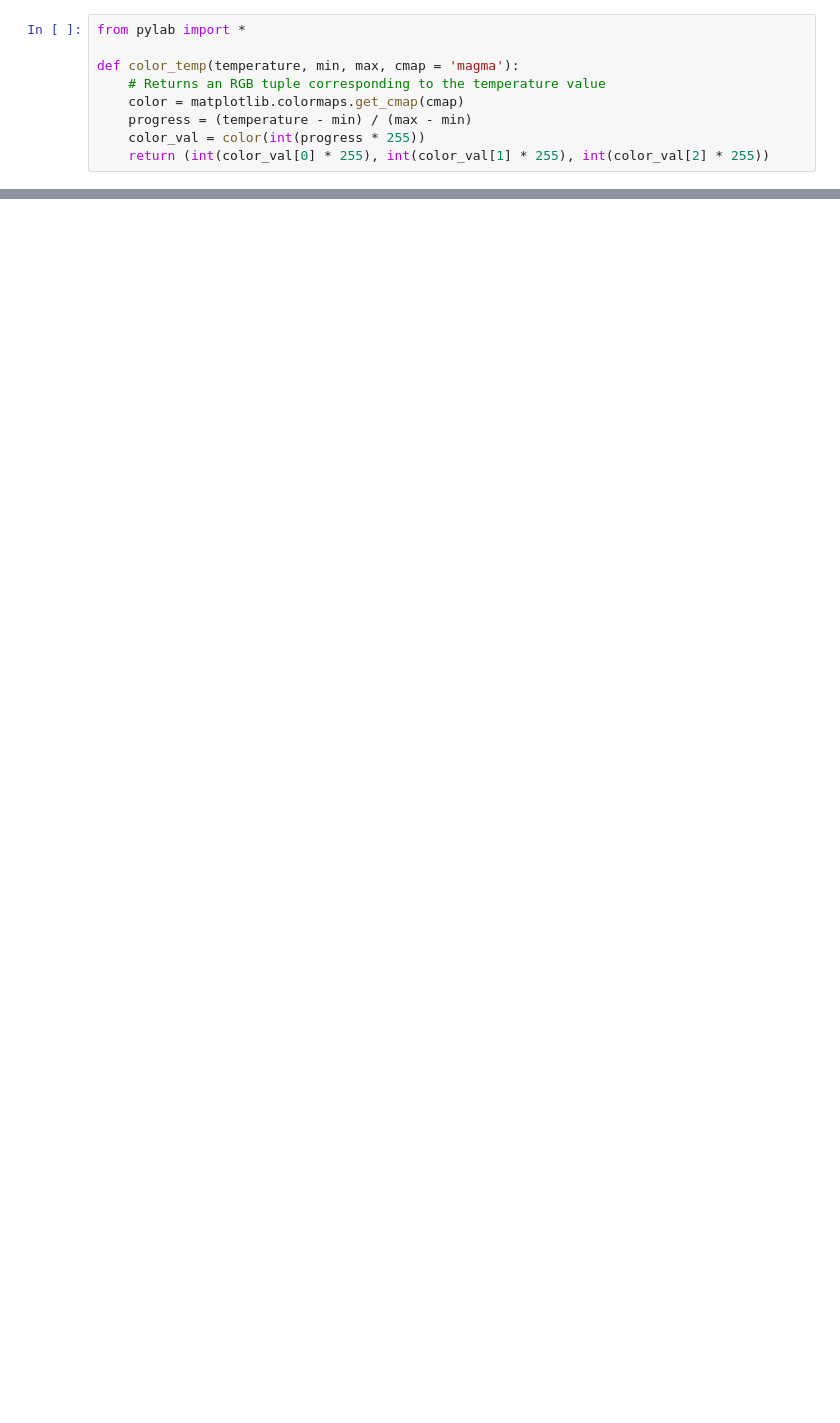
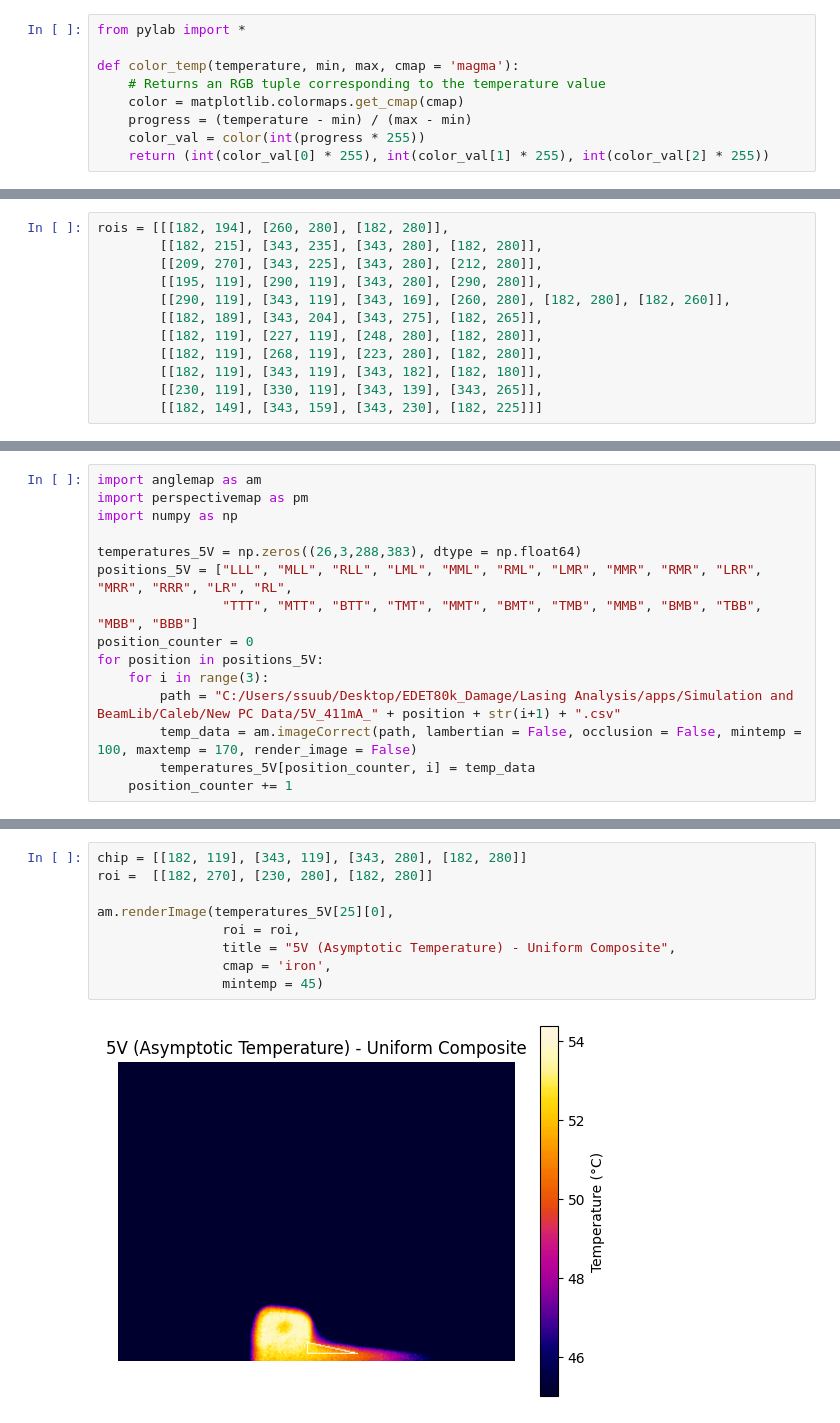
Before and after one commit to Caleb-Lowe/EDET80k_Damage, a Jupyter notebook: Lasing Analysis/apps/thermal image analysis/PerspectiveMap.ipynb, the cells around one changed output, grey strips where cells are left out. Saved outputs shown, nothing was run; the diff lists cells and outputs as text; blank space fills up the shorter version.

```diff
--- a/Lasing Analysis/apps/thermal image analysis/PerspectiveMap.ipynb
+++ b/Lasing Analysis/apps/thermal image analysis/PerspectiveMap.ipynb
@@ -244,0 +411,12 @@ am.renderImage(filepath,
+# %%
+rois = [[[182, 194], [260, 280], [182, 280]],
+        [[182, 215], [343, 235], [343, 280], [182, 280]],
+        [[209, 270], [343, 225], [343, 280], [212, 280]],
+        [[195, 119], [290, 119], [343, 280], [290, 280]],
+        [[290, 119], [343, 119], [343, 169], [260, 280], [182, 280], [182, 260]],
+        [[182, 189], [343, 204], [343, 275], [182, 265]],
+        [[182, 119], [227, 119], [248, 280], [182, 280]],
+        [[182, 119], [268, 119], [223, 280], [182, 280]],
+        [[182, 119], [343, 119], [343, 182], [182, 180]],
+        [[230, 119], [330, 119], [343, 139], [343, 265]],
+        [[182, 149], [343, 159], [343, 230], [182, 225]]]
@@ -244,0 +459,15 @@ am.renderImage(filepath,
+# %%
+import anglemap as am
+import perspectivemap as pm
+import numpy as np
+
+temperatures_5V = np.zeros((26,3,288,383), dtype = np.float64)
+positions_5V = ["LLL", "MLL", "RLL", "LML", "MML", "RML", "LMR", "MMR", "RMR", "LRR", "MRR", "RRR", "LR", "RL",
+                "TTT", "MTT", "BTT", "TMT", "MMT", "BMT", "TMB", "MMB", "BMB", "TBB", "MBB", "BBB"]
+position_counter = 0
+for position in positions_5V:
+    for i in range(3):
+        path = "C:/Users/ssuub/Desktop/EDET80k_Damage/Lasing Analysis/apps/Simulation and BeamLib/Caleb/New PC Data/5V_411mA_" + position + str(i+1) + ".csv"
+        temp_data = am.imageCorrect(path, lambertian = False, occlusion = False, mintemp = 100, maxtemp = 170, render_image = False)
+        temperatures_5V[position_counter, i] = temp_data
+    position_counter += 1
@@ -244,0 +492,11 @@ am.renderImage(filepath,
+# %%
+chip = [[182, 119], [343, 119], [343, 280], [182, 280]]
+roi =  [[182, 270], [230, 280], [182, 280]]
+
+am.renderImage(temperatures_5V[25][0],
+                roi = roi,
+                title = "5V (Asymptotic Temperature) - Uniform Composite",
+                cmap = 'iron',
+                mintemp = 45)
+# %% [output]
+[figure, added]
```
Also changed, not shown: parts of 45 cells of this notebook, 30 other files.
